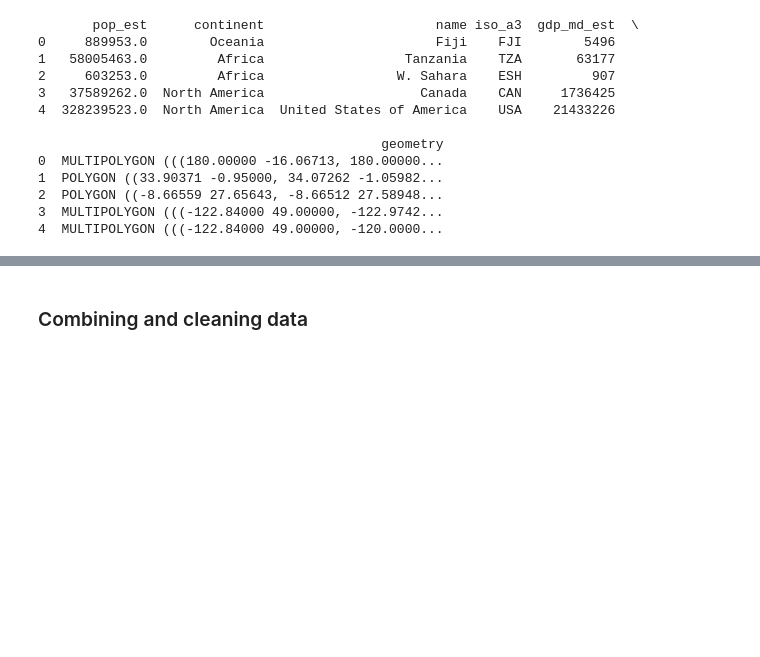
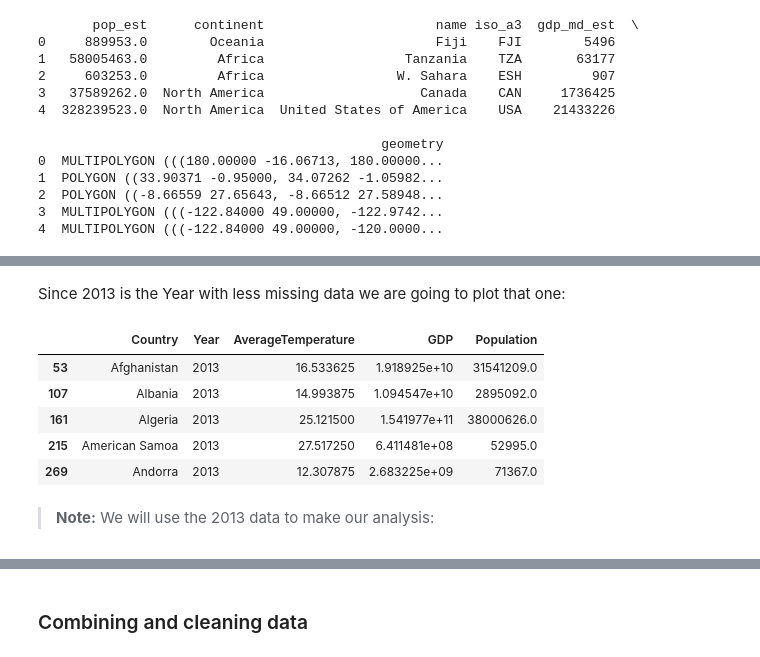
Before and after one commit to ArisMei/Beg-python-project, a Jupyter notebook: analysis/project-notebook-12.ipynb, the cells around one changed output, grey strips where cells are left out. Saved outputs shown, nothing was run; the diff lists cells and outputs as text; code cells hidden in the pictures; blank space fills up the shorter version.

```diff
--- a/analysis/project-notebook-12.ipynb
+++ b/analysis/project-notebook-12.ipynb
@@ -183,0 +317,14 @@ print(world.head())
+# %% [markdown]
+Since 2013 is the Year with less missing data we are going to plot that one:
+# %%
+df_2013 = pd.DataFrame(df_merged[df_merged.Year == "2013"])
+df_2013.head()
+# %% [output]
+|  | Country | Year | AverageTemperature | GDP | Population |
+| 53 | Afghanistan | 2013 | 16.533625 | 1.918925e+10 | 31541209.0 |
+| 107 | Albania | 2013 | 14.993875 | 1.094547e+10 | 2895092.0 |
+| 161 | Algeria | 2013 | 25.121500 | 1.541977e+11 | 38000626.0 |
+| 215 | American Samoa | 2013 | 27.517250 | 6.411481e+08 | 52995.0 |
+| 269 | Andorra | 2013 | 12.307875 | 2.683225e+09 | 71367.0 |
+# %% [markdown]
+> **Note:** We will use the 2013 data to make our analysis:
```
Also changed, not shown: parts of 27 cells of this notebook, 4 other files.
